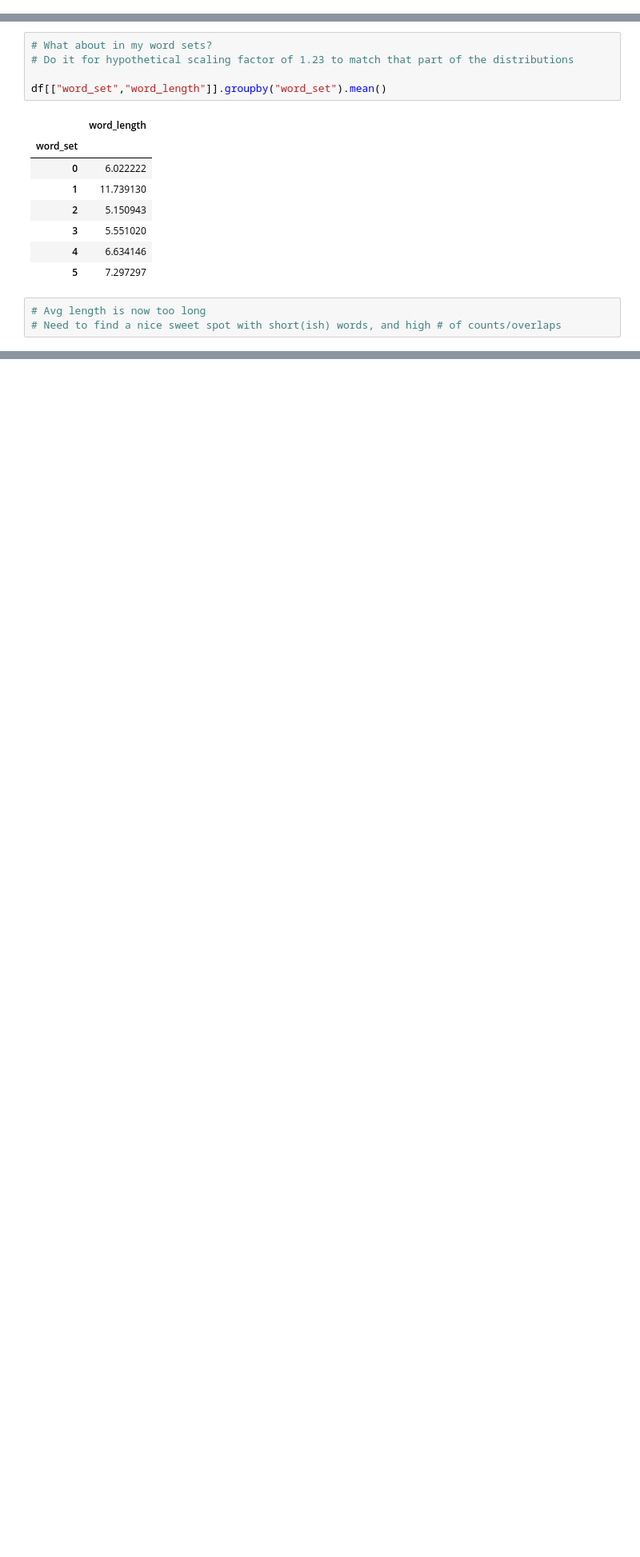
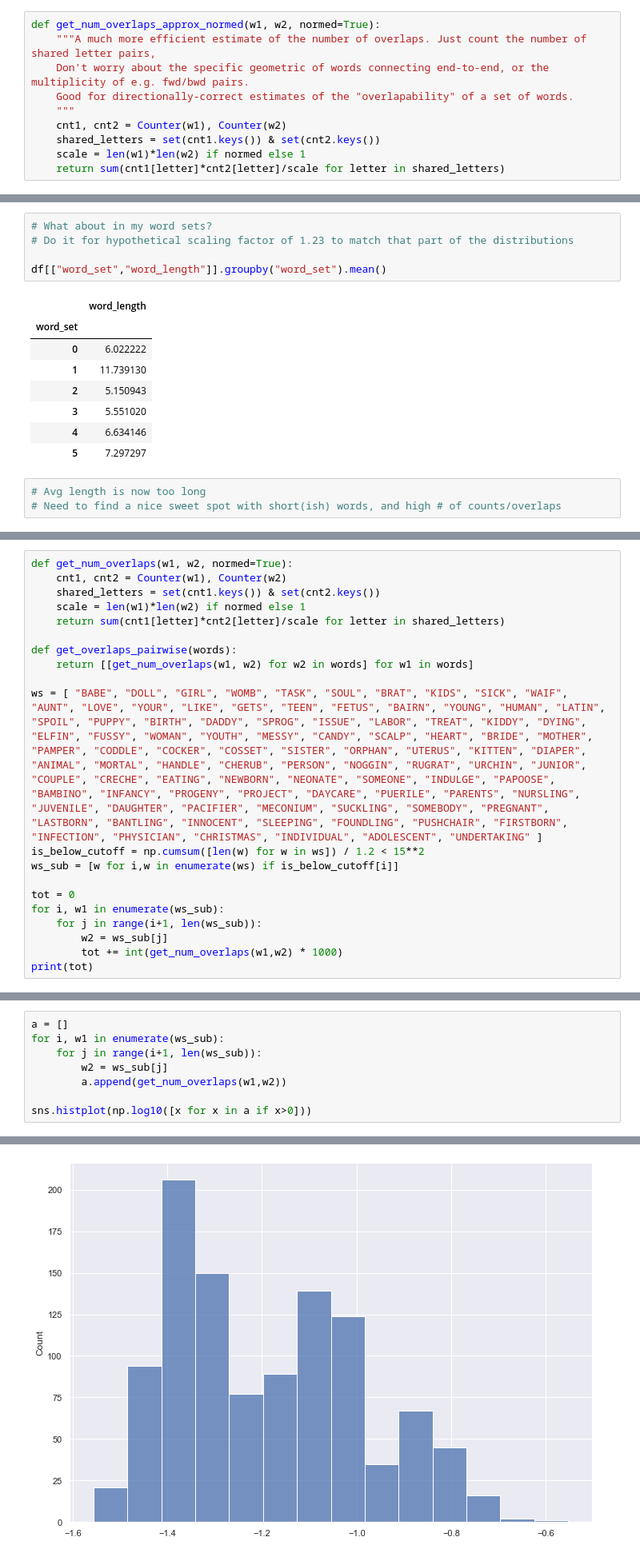
Before and after one commit to jonadsimon/wonder-words-generator, a Jupyter notebook: Analyses/Analyzing word length & letter distributions.ipynb, the cells around one changed output, grey strips where cells are left out. Shown at 80% size. Cells and saved outputs as stored; diff of their text form; blank space fills up the shorter version.

Commit message:
added pre-search word optimization

```diff
--- a/Analyses/Analyzing word length & letter distributions.ipynb
+++ b/Analyses/Analyzing word length & letter distributions.ipynb
@@ -204,3 +204,13 @@ def get_num_overlaps(w1, w2):
 s10
 # %% [output]
 'Alive, Alpine, Blowers, Bump, Caps, Castles, Cold, Dash, Dogsledding,\nDownhill, Festivals, Fests, Fluffy, Freestyle, Glide, Hats, Kids, Machines,\nMasquerades, Mitts, Natural, Places, Resorts, Skiin ...
+# %%
+def get_num_overlaps_approx_normed(w1, w2, normed=True):
+    """A much more efficient estimate of the number of overlaps. Just count the number of shared letter pairs,
+    Don't worry about the specific geometric of words connecting end-to-end, or the multiplicity of e.g. fwd/bwd pairs.
+    Good for directionally-correct estimates of the "overlapability" of a set of words.
+    """
+    cnt1, cnt2 = Counter(w1), Counter(w2)
+    shared_letters = set(cnt1.keys()) & set(cnt2.keys())
+    scale = len(w1)*len(w2) if normed else 1
+    return sum(cnt1[letter]*cnt2[letter]/scale for letter in shared_letters)
@@ -416,0 +545,20 @@ df[["word_set","word_length"]].groupby("word_set").mean()
+# %%
+def get_num_overlaps(w1, w2, normed=True):
+    cnt1, cnt2 = Counter(w1), Counter(w2)
+    shared_letters = set(cnt1.keys()) & set(cnt2.keys())
+    scale = len(w1)*len(w2) if normed else 1
+    return sum(cnt1[letter]*cnt2[letter]/scale for letter in shared_letters)
+
+def get_overlaps_pairwise(words):
+    return [[get_num_overlaps(w1, w2) for w2 in words] for w1 in words]
+
+ws = [ "BABE", "DOLL", "GIRL", "WOMB", "TASK", "SOUL", "BRAT", "KIDS", "SICK", "WAIF", "AUNT", "LOVE", "YOUR", "LIKE", "GETS", "TEEN", "FETUS", "BAIRN", "YOUNG", "HUMAN", "LATIN", "SPOIL", "PUPPY", "BIRTH", "DADDY", "SPROG", "ISSUE", "LABOR", "TREAT", "KIDDY", "DYING", "ELFIN", "FUSSY", "WOMAN", "YOUTH", "MESSY", "CANDY", "SCALP", "HEART", "BRIDE", "MOTHER", "PAMPER", "CODDLE", "COCKER", "COSSET", "SISTER", "ORPHAN", "UTERUS", "KITTEN", "DIAPER", "ANIMAL", "MORTAL", "HANDLE", "CHERUB", "PERSON", "NOGGIN", "RUGRAT", "URCHIN", "JUNIOR", "COUPLE", "CRECHE", "EATING", "NEWBORN", "NEONATE", "SOMEONE", "INDULGE", "PAPOOSE", "BAMBINO", "INFANCY", "PROGENY", "PROJECT", "DAYCARE", "PUERILE", "PARENTS", "NURSLING", "JUVENILE", "DAUGHTER", "PACIFIER", "MECONIUM", "SUCKLING", "SOMEBODY", "PREGNANT", "LASTBORN", "BANTLING", "INNOCENT", "SLEEPING", "FOUNDLING", "PUSHCHAIR", "FIRSTBORN", "INFECTION", "PHYSICIAN", "CHRISTMAS", "INDIVIDUAL", "ADOLESCENT", "UNDERTAKING" ]
+is_below_cutoff = np.cumsum([len(w) for w in ws]) / 1.2 < 15**2
+ws_sub = [w for i,w in enumerate(ws) if is_below_cutoff[i]]
+
+tot = 0
+for i, w1 in enumerate(ws_sub):
+    for j in range(i+1, len(ws_sub)):
+        w2 = ws_sub[j]
+        tot += int(get_num_overlaps(w1,w2) * 1000)
+print(tot)
@@ -416,0 +567,9 @@ df[["word_set","word_length"]].groupby("word_set").mean()
+# %%
+a = []
+for i, w1 in enumerate(ws_sub):
+    for j in range(i+1, len(ws_sub)):
+        w2 = ws_sub[j]
+        a.append(get_num_overlaps(w1,w2))
+
+sns.histplot(np.log10([x for x in a if x>0]))
+# %% [output]
@@ -416,0 +577 @@ df[["word_set","word_length"]].groupby("word_set").mean()
+[figure, added]
```
Also changed, not shown: parts of 20 cells of this notebook, 7 other files.
